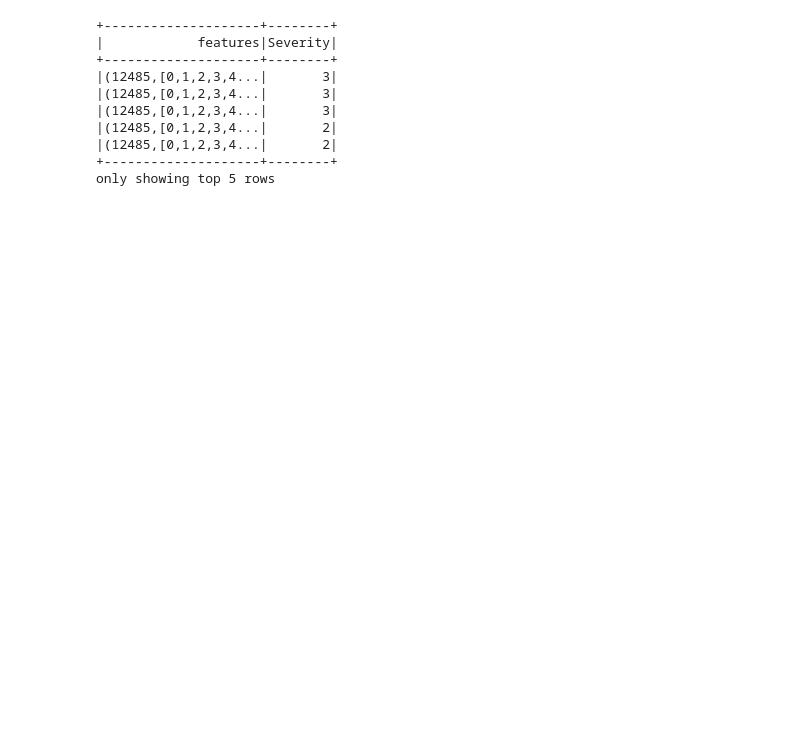
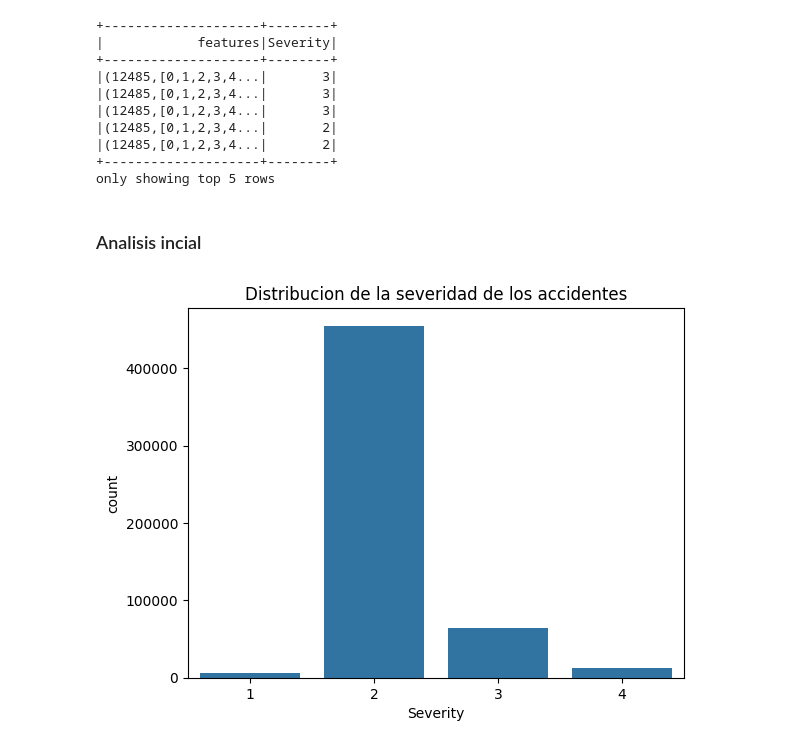
Before and after one commit to juquinterope/ppi_pl_QUINTEROjf, a Jupyter notebook: accidentes_trafico/accidentes.ipynb, the cells around one changed output. Saved outputs shown, nothing was run; the diff lists cells and outputs as text; code cells hidden in the pictures; blank space fills up the shorter version.

Commit message:
listo para entrenar el modelo de ml

```diff
--- a/accidentes_trafico/accidentes.ipynb
+++ b/accidentes_trafico/accidentes.ipynb
@@ -83,11 +86,12 @@ state_indexer = StringIndexer(inputCol="State", outputCol="State_Indexed")
 state_encoder = OneHotEncoder(inputCol="State_Indexed", outputCol="State_Encoded")
 
 # VectorAssembler() fusiona varias columnas en un 'vector columna'
-assembler = VectorAssembler(inputCols=['Year', 'Month', 'Day', 'Hour', 'Minute',
-                                       'Start_Lng', 'Start_Lat', 'City_Encoded',
-                                       'State_Encoded', 'Temperature(F)', 'Humidity(%)',
-                                       'Pressure(in)','Visibility(mi)', 'Wind_Speed(mph)',
-                                       'Precipitation(in)', 'Weather_Condition_Encoded'],
+relevant_columns = ['Year', 'Month', 'Day', 'Hour', 'Minute',
+                    'Start_Lng', 'Start_Lat', 'City_Encoded',
+                    'State_Encoded', 'Temperature(F)', 'Humidity(%)',
+                    'Pressure(in)','Visibility(mi)', 'Wind_Speed(mph)',
+                    'Precipitation(in)', 'Weather_Condition_Encoded']
+assembler = VectorAssembler(inputCols=relevant_columns,
                             outputCol="features")
 
 # Pipeline: indexer, encoder y assembler son clases (no se han ejecutado)
@@ -114,3 +118,23 @@ transformed_data.select("features", "Severity").show(5)
 |(12485,[0,1,2,3,4...|       2|
 +--------------------+--------+
 only showing top 5 rows
+# %% [markdown]
+### Analisis incial
+# %%
+
+# Columnas relevantes para analisis de correlacion
+relevant_columns = ['Year', 'Month', 'Day', 'Hour', 'Minute',
+                    'Start_Lng', 'Start_Lat', 'City_Indexed',
+                    'State_Indexed', 'Temperature(F)', 'Humidity(%)',
+                    'Pressure(in)','Visibility(mi)', 'Wind_Speed(mph)',
+                    'Precipitation(in)', 'Weather_Condition_Indexed']
+# Muestra del 10% de los datos
+sample_data = transformed_data.select(relevant_columns+['Severity'])\
+    .sample(False, 0.1).toPandas()
+
+# Distribucion de 'Severity'
+sns.countplot(data=sample_data, x='Severity')
+plt.title('Distribucion de la severidad de los accidentes')
+plt.show()
+# %% [output]
+[figure, added]
```
Also changed, not shown: parts of 5 cells of this notebook, 1 other file.
